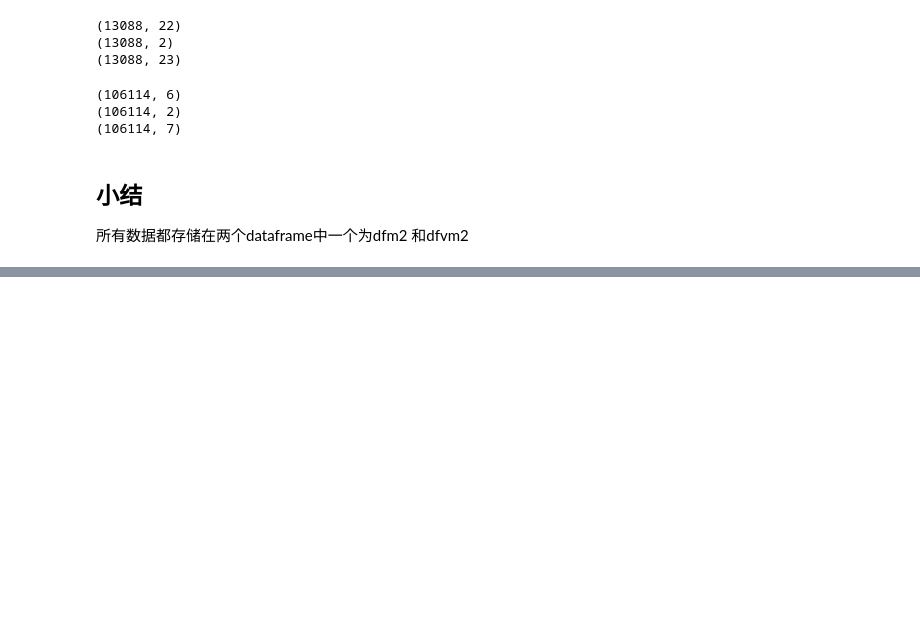
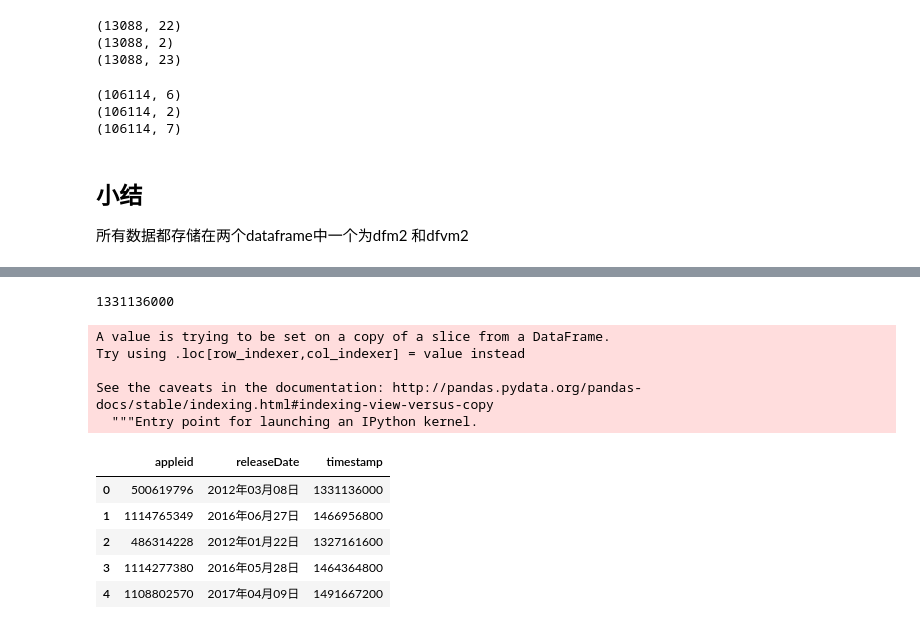
Before and after one commit to akasiro/mergedata-tosqlite, a Jupyter notebook: mergedata20190708.ipynb, the cells around one changed output, grey strips where cells are left out. Drawn from its saved outputs; the diff is of its cells as text; code cells hidden in the pictures; blank space fills up the shorter version.

```diff
--- a/mergedata20190708.ipynb
+++ b/mergedata20190708.ipynb
@@ -294,0 +350,2 @@ print(dfvm2.shape)
+# %%
+test = dfm3[['appleid','releaseDate']]
@@ -294,0 +366,22 @@ print(dfvm2.shape)
+# %%
+# test
+changedate('2012年03月08日')
+# %% [output]
+1331136000
+# %%
+test['timestamp'] = test['releaseDate'].apply(changedate)
+# %% [output]
+A value is trying to be set on a copy of a slice from a DataFrame.
+Try using .loc[row_indexer,col_indexer] = value instead
+
+See the caveats in the documentation: http://pandas.pydata.org/pandas-docs/stable/indexing.html#indexing-view-versus-copy
+  """Entry point for launching an IPython kernel.
+# %%
+test.head()
+# %% [output]
+|  | appleid | releaseDate | timestamp |
+| 0 | 500619796 | 2012年03月08日 | 1331136000 |
+| 1 | 1114765349 | 2016年06月27日 | 1466956800 |
+| 2 | 486314228 | 2012年01月22日 | 1327161600 |
+| 3 | 1114277380 | 2016年05月28日 | 1464364800 |
+| 4 | 1108802570 | 2017年04月09日 | 1491667200 |
```
Also changed, not shown: parts of 37 cells of this notebook.
